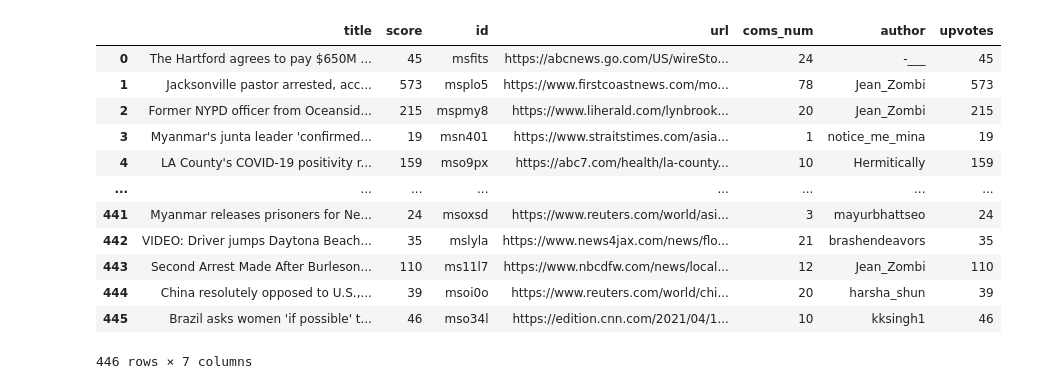
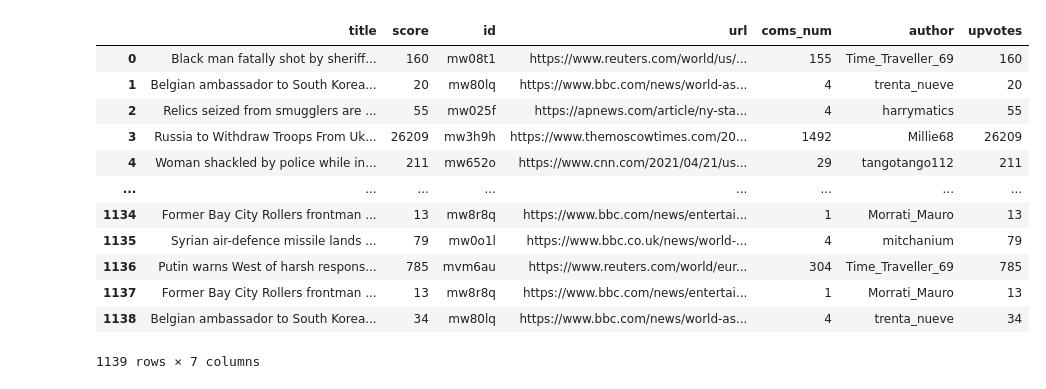
Before and after one commit to evan-dimartinis/447-Project, a Jupyter notebook: ProjectStart.ipynb, the cells around one changed output. Drawn from its saved outputs; the diff is of its cells as text; code cells hidden in the pictures.

```diff
--- a/ProjectStart.ipynb
+++ b/ProjectStart.ipynb
@@ -13,47 +12,47 @@ reddit = praw.Reddit(client_id='nfgFdWocI1GFIQ',
 news = reddit.subreddit('News')
 
 
 yesterdays_news = news.random()
 
 topics_dict={"title":[],\
                 "score":[],\
                 "id":[],\
                 "url":[],\
                 "coms_num":[],\
                 "author":[],\
                 "upvotes":[],\
                 }
 x = 0
 
-while x < 500:
+while x < 1500:
     x+=1
     time.sleep(.5)
     post = news.random()
-    if isinstance(post, praw.models.reddit.submission.Submission):
+    if isinstance(post, praw.models.reddit.submission.Submission) and post.created_utc > 1619022666:
         topics_dict["title"].append(post.title)
         topics_dict["score"].append(post.score)
         topics_dict["id"].append(post.id)
         topics_dict["url"].append(post.url)
         topics_dict["coms_num"].append(post.num_comments)
         topics_dict["author"].append(post.author)
         topics_dict["upvotes"].append(post.ups)
 
 df = pd.DataFrame(data=topics_dict)
 df
 # %% [output]
 |  | title | score | id | url | coms_num | author | upvotes |
-| 0 | The Hartford agrees to pay $650M ... | 45 | msfits | https://abcnews.go.com/US/wireSto... | 24 | -___ | 45 |
-| 1 | Jacksonville pastor arrested, acc... | 573 | msplo5 | https://www.firstcoastnews.com/mo... | 78 | Jean_Zombi | 573 |
-| 2 | Former NYPD officer from Oceansid... | 215 | mspmy8 | https://www.liherald.com/lynbrook... | 20 | Jean_Zombi | 215 |
-| 3 | Myanmar's junta leader 'confirmed... | 19 | msn401 | https://www.straitstimes.com/asia... | 1 | notice_me_mina | 19 |
-| 4 | LA County's COVID-19 positivity r... | 159 | mso9px | https://abc7.com/health/la-county... | 10 | Hermitically | 159 |
+| 0 | Black man fatally shot by sheriff... | 160 | mw08t1 | https://www.reuters.com/world/us/... | 155 | Time_Traveller_69 | 160 |
+| 1 | Belgian ambassador to South Korea... | 20 | mw80lq | https://www.bbc.com/news/world-as... | 4 | trenta_nueve | 20 |
+| 2 | Relics seized from smugglers are ... | 55 | mw025f | https://apnews.com/article/ny-sta... | 4 | harrymatics | 55 |
+| 3 | Russia to Withdraw Troops From Uk... | 26209 | mw3h9h | https://www.themoscowtimes.com/20... | 1492 | Millie68 | 26209 |
+| 4 | Woman shackled by police while in... | 211 | mw652o | https://www.cnn.com/2021/04/21/us... | 29 | tangotango112 | 211 |
 | ... | ... | ... | ... | ... | ... | ... | ... |
-| 441 | Myanmar releases prisoners for Ne... | 24 | msoxsd | https://www.reuters.com/world/asi... | 3 | mayurbhattseo | 24 |
-| 442 | VIDEO: Driver jumps Daytona Beach... | 35 | mslyla | https://www.news4jax.com/news/flo... | 21 | brashendeavors | 35 |
-| 443 | Second Arrest Made After Burleson... | 110 | ms11l7 | https://www.nbcdfw.com/news/local... | 12 | Jean_Zombi | 110 |
-| 444 | China resolutely opposed to U.S.,... | 39 | msoi0o | https://www.reuters.com/world/chi... | 20 | harsha_shun | 39 |
-| 445 | Brazil asks women 'if possible' t... | 46 | mso34l | https://edition.cnn.com/2021/04/1... | 10 | kksingh1 | 46 |
+| 1134 | Former Bay City Rollers frontman ... | 13 | mw8r8q | https://www.bbc.com/news/entertai... | 1 | Morrati_Mauro | 13 |
+| 1135 | Syrian air-defence missile lands ... | 79 | mw0o1l | https://www.bbc.co.uk/news/world-... | 4 | mitchanium | 79 |
+| 1136 | Putin warns West of harsh respons... | 785 | mvm6au | https://www.reuters.com/world/eur... | 304 | Time_Traveller_69 | 785 |
+| 1137 | Former Bay City Rollers frontman ... | 13 | mw8r8q | https://www.bbc.com/news/entertai... | 1 | Morrati_Mauro | 13 |
+| 1138 | Belgian ambassador to South Korea... | 34 | mw80lq | https://www.bbc.com/news/world-as... | 4 | trenta_nueve | 34 |
-446 rows × 7 columns
+1139 rows × 7 columns
 # %%
 df['title']=df['title'].str.replace('[^A-Za-z0-9 ]','',regex=True)
 df['word_count'] = df['title'].apply(lambda x: len(str(x).split(" ")))
```
Also changed, not shown: parts of 8 cells of this notebook, 1 other file.
